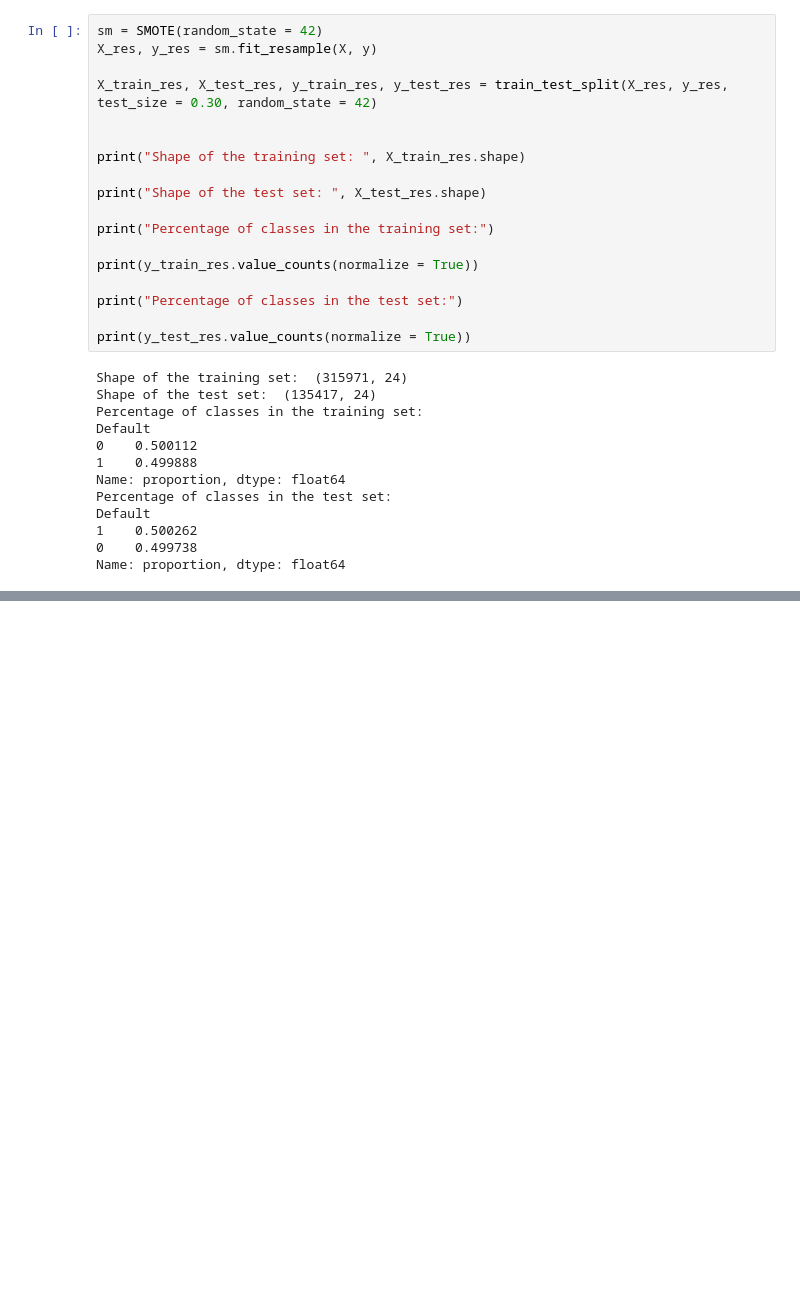
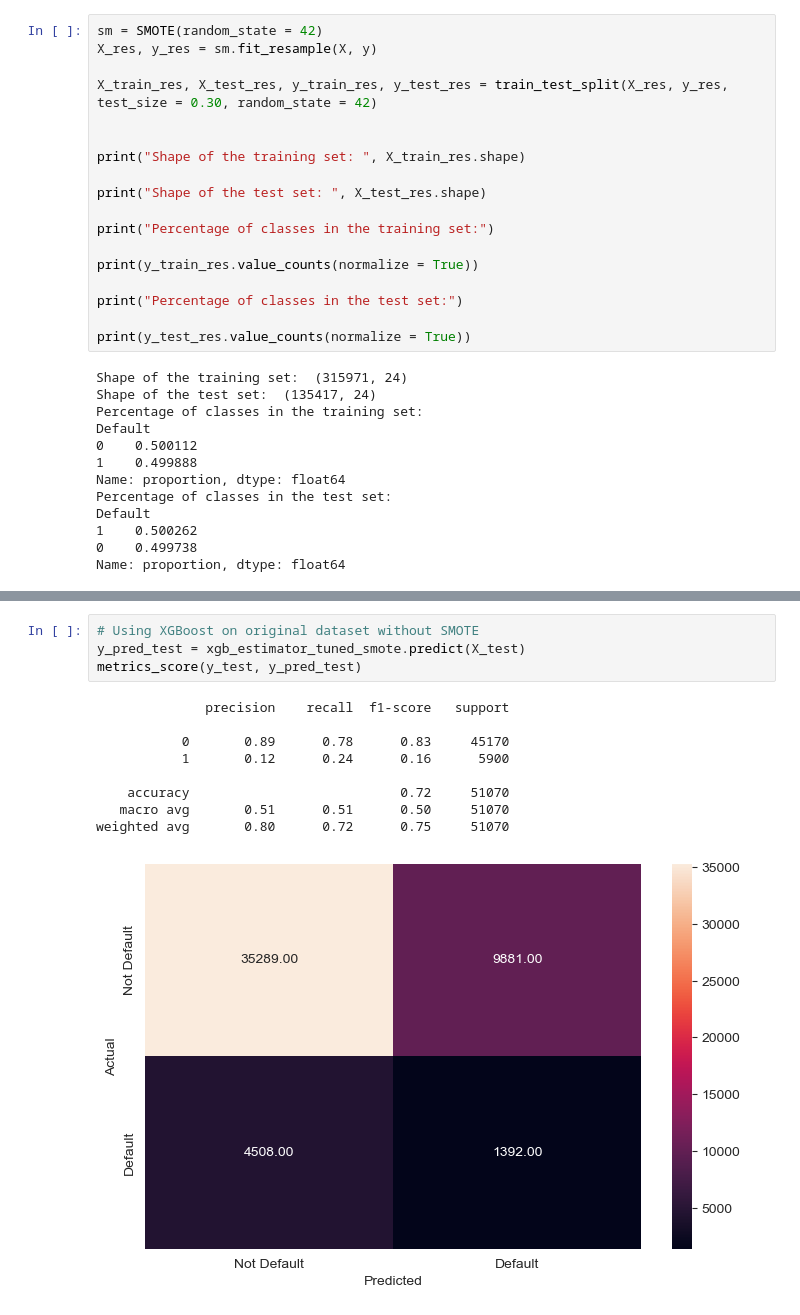
Before and after one commit to tripfernandes/Capstone-II---Loan-Default-Prediction, a Jupyter notebook: loan_prediction.ipynb, the cells around one changed output, grey strips where cells are left out. Drawn from its saved outputs; the diff is of its cells as text; blank space fills up the shorter version.

```diff
--- a/loan_prediction.ipynb
+++ b/loan_prediction.ipynb
@@ -359,0 +358,14 @@ weighted avg       0.93      0.93      0.93    135417
+# %%
+# Using XGBoost on original dataset without SMOTE
+y_pred_test = xgb_estimator_tuned_smote.predict(X_test)
+metrics_score(y_test, y_pred_test)
+# %% [output]
+              precision    recall  f1-score   support
+
+           0       0.89      0.78      0.83     45170
+           1       0.12      0.24      0.16      5900
+
+    accuracy                           0.72     51070
+   macro avg       0.51      0.51      0.50     51070
+weighted avg       0.80      0.72      0.75     51070
+[figure, added]
```
Also changed, not shown: parts of 7 cells of this notebook.
